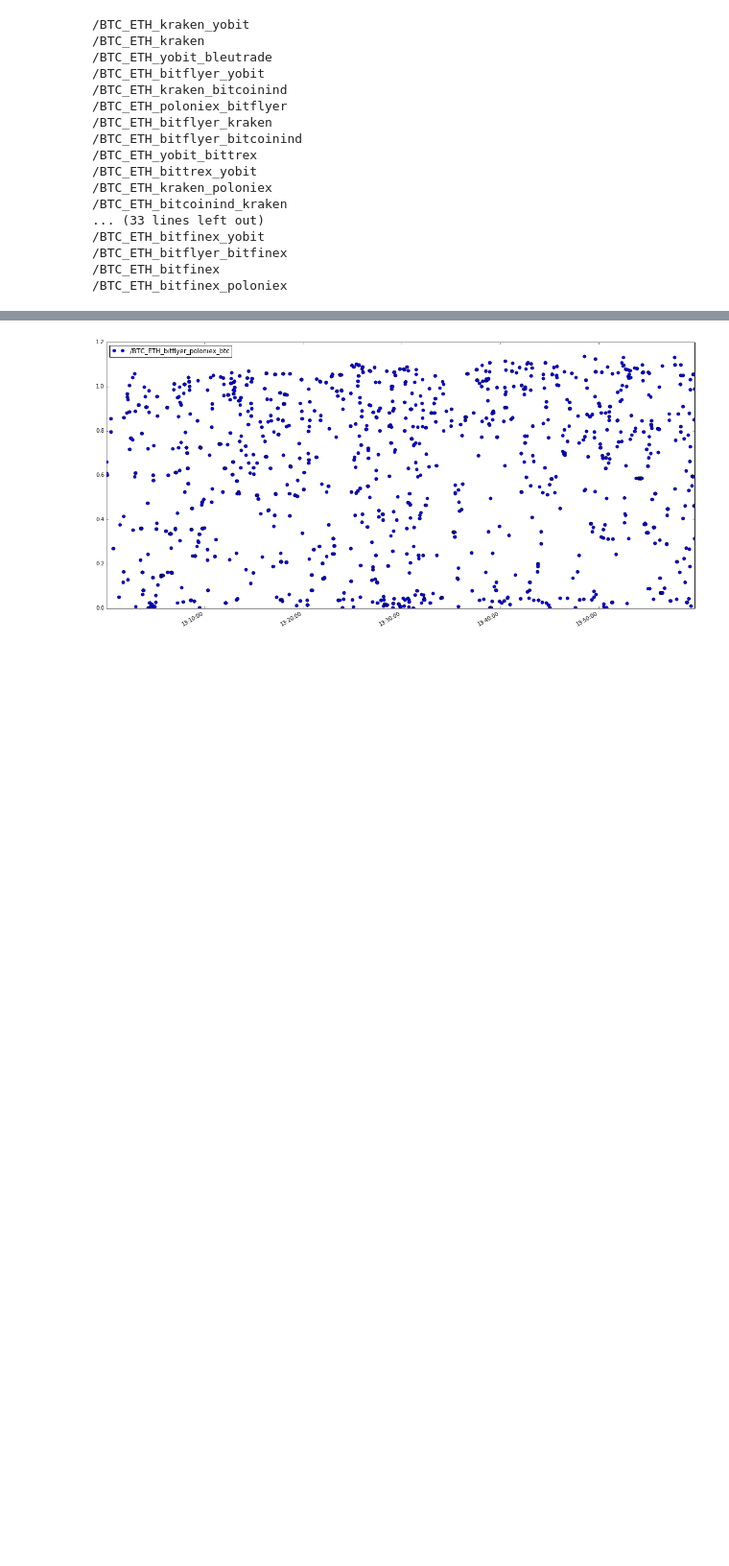
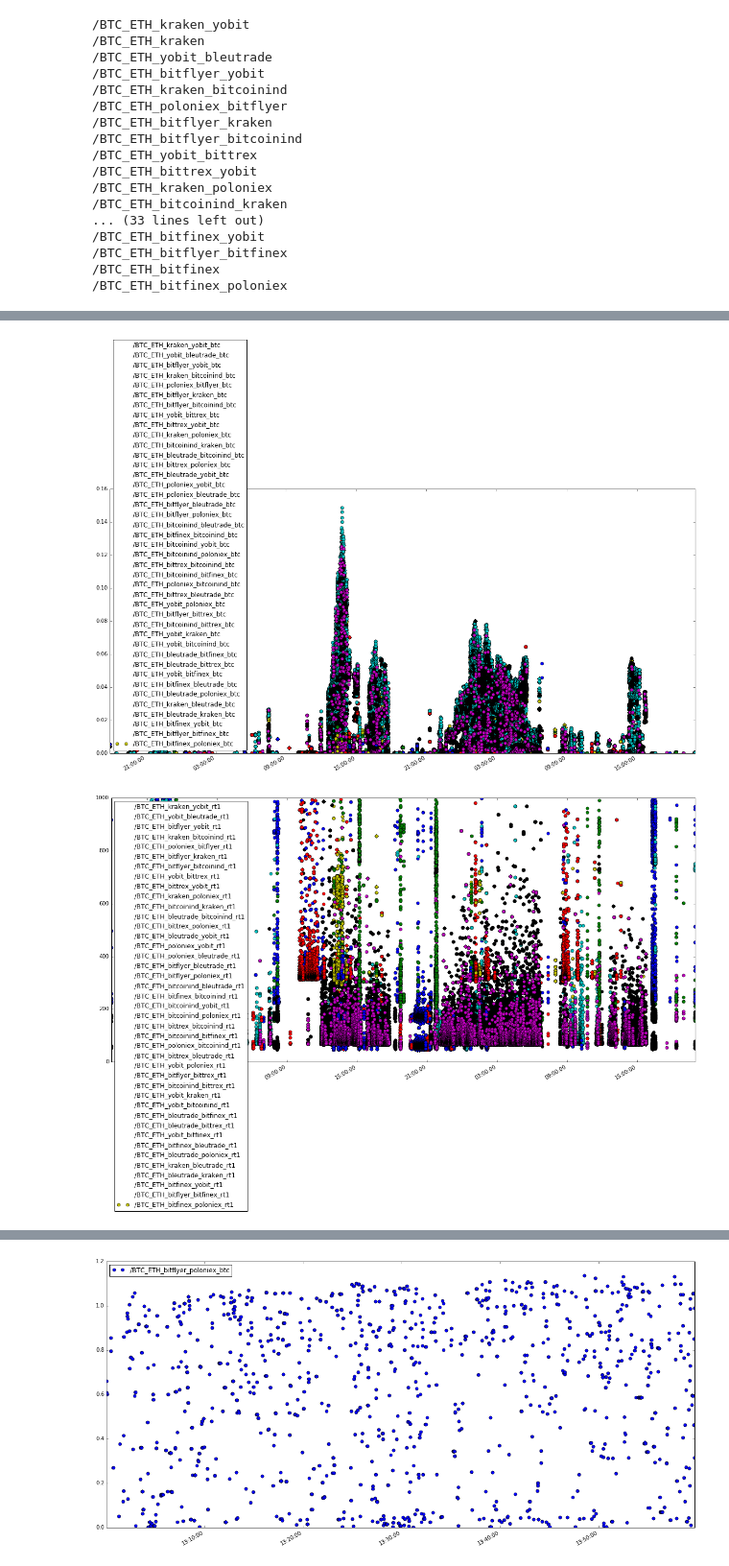
Before and after one commit to portfolioscout/tf, a Jupyter notebook: nb/deptharb.ipynb, the cells around one changed output, grey strips where cells are left out. Shown at 96% size. Drawn from its saved outputs; the diff is of its cells as text; code cells hidden in the pictures; blank space fills up the shorter version.

Commit message:
fix profit

```diff
--- a/nb/deptharb.ipynb
+++ b/nb/deptharb.ipynb
@@ -122,7 +122,8 @@ def plotTrades(pair='/BTC_ETH',exchanges=[],dtFrom=None,dtTo=None,rtLim=300.0):
     fig, axs2 = plt.subplots(1,1,figsize=figsize)
     fig, axs3 = plt.subplots(1,1,figsize=figsize)
     fig, axs4 = plt.subplots(1,1,figsize=figsize)
-    #fig, axs5 = plt.subplots(1,1,figsize=figsize)
+    fig, axs5 = plt.subplots(1,1,figsize=figsize)
+    fig, axs6 = plt.subplots(1,1,figsize=figsize)
     for n in dfs.keys():
         cols = list(dfs[n].columns.values)
         if len([c for c in cols if c == 'profitBtc']) <=0:
@@ -136,7 +137,11 @@ def plotTrades(pair='/BTC_ETH',exchanges=[],dtFrom=None,dtTo=None,rtLim=300.0):
 
 
         df=dfs[n].query('rt1 < '+str(rtLim)).query('rt2<'+str(rtLim))
-        btc=df['profitBtc'].loc[dtFrom:dtTo]
+        #btc=df['profitBtc'].loc[dtFrom:dtTo]
+
+        prof=df['profit'].loc[dtFrom:dtTo]
+        bal=df['balanceBtc'].loc[dtFrom:dtTo]
+        btc=(prof-1.0)*(1-bal)
         #q1=df['q1'].loc[dtFrom:dtTo]
         #q2=df['q2'].loc[dtFrom:dtTo]
         rt1=df['rt1'].loc[dtFrom:dtTo]
@@ -151,6 +156,8 @@ def plotTrades(pair='/BTC_ETH',exchanges=[],dtFrom=None,dtTo=None,rtLim=300.0):
             rt1.plot(ax=axs2,figsize=figsize,label=n+'_rt1',legend=True,marker='o',ls='')
             rt2.plot(ax=axs3,figsize=figsize,label=n+'_rt2',legend=True,marker='o',ls='')
             nt.plot(ax=axs4,figsize=figsize,label=n+'_nt',legend=True,marker='o',ls='')
+            prof.plot(ax=axs5,figsize=figsize,label=n+'_prof',legend=True,marker='o',ls='')
+            bal.plot(ax=axs6,figsize=figsize,label=n+'_bal',legend=True,marker='o',ls='')
 
 #plotTrades(exchanges=['kraken'],dtFrom='2016-05-14 04:20:25')
 #plotTrades(exchanges=['poloniex'],dtFrom='2016-05-15 19:11:00',dtTo='2016-05-15 19:41:00')
@@ -163,0 +164,5 @@ plotTrades(rtLim=250,exchanges=['poloniex_bitflyer','bitflyer_poloniex'],dtFrom=
+# %%
+plotTrades(rtLim=1000,exchanges=[])
+# %% [output]
+[figure, added]
+[figure, added]
```
Also changed, not shown: parts of 4 cells of this notebook.
